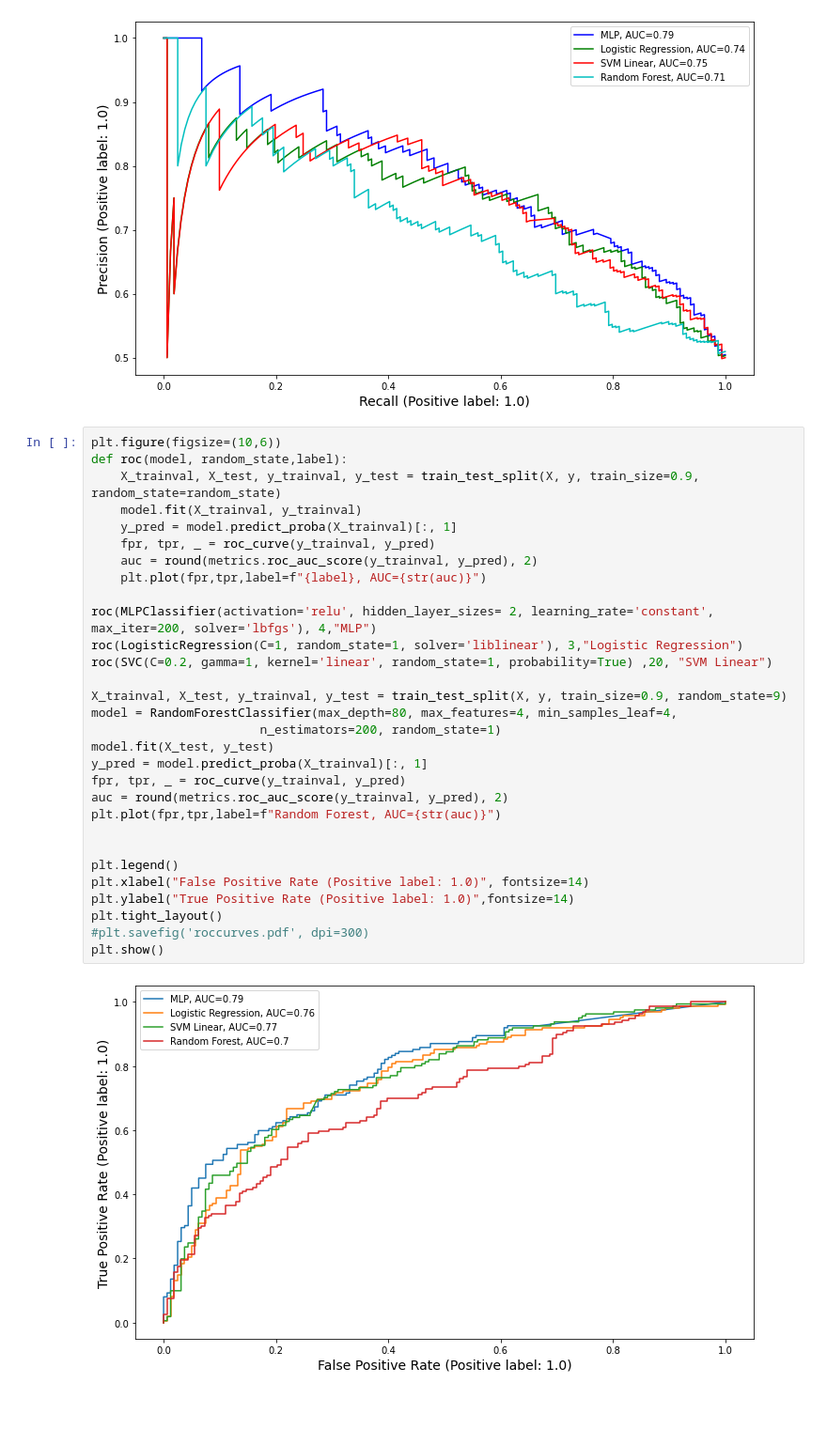
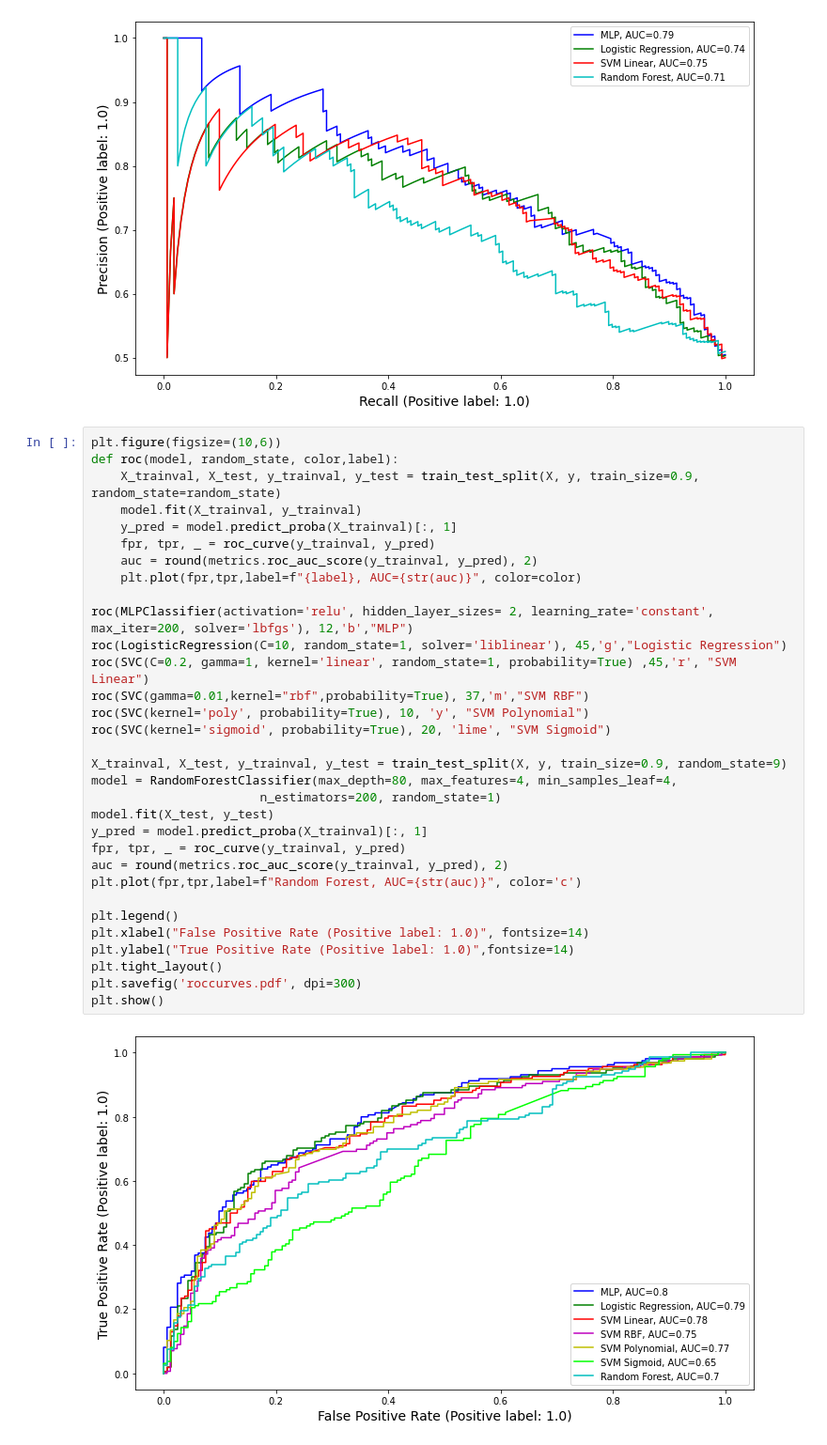
Before and after one commit to schiang28/Rouse, a Jupyter notebook: model learning curves.ipynb, the cells around one changed output. Shown at 94% size. Saved outputs shown, nothing was run; the diff lists cells and outputs as text; blank space fills up the shorter version.

Commit message:
added all models to plot

```diff
--- a/model learning curves.ipynb
+++ b/model learning curves.ipynb
@@ -173,33 +170,35 @@ plt.show()
 [figure]
 # %%
 plt.figure(figsize=(10,6))
-def roc(model, random_state,label):
+def roc(model, random_state, color,label):
     X_trainval, X_test, y_trainval, y_test = train_test_split(X, y, train_size=0.9, random_state=random_state)
     model.fit(X_trainval, y_trainval)
     y_pred = model.predict_proba(X_trainval)[:, 1]
     fpr, tpr, _ = roc_curve(y_trainval, y_pred)
     auc = round(metrics.roc_auc_score(y_trainval, y_pred), 2)
-    plt.plot(fpr,tpr,label=f"{label}, AUC={str(auc)}")
+    plt.plot(fpr,tpr,label=f"{label}, AUC={str(auc)}", color=color)
 
-roc(MLPClassifier(activation='relu', hidden_layer_sizes= 2, learning_rate='constant', max_iter=200, solver='lbfgs'), 4,"MLP")
-roc(LogisticRegression(C=1, random_state=1, solver='liblinear'), 3,"Logistic Regression")
-roc(SVC(C=0.2, gamma=1, kernel='linear', random_state=1, probability=True) ,20, "SVM Linear")
+roc(MLPClassifier(activation='relu', hidden_layer_sizes= 2, learning_rate='constant', max_iter=200, solver='lbfgs'), 12,'b',"MLP")
+roc(LogisticRegression(C=10, random_state=1, solver='liblinear'), 45,'g',"Logistic Regression")
+roc(SVC(C=0.2, gamma=1, kernel='linear', random_state=1, probability=True) ,45,'r', "SVM Linear")
+roc(SVC(gamma=0.01,kernel="rbf",probability=True), 37,'m',"SVM RBF")
+roc(SVC(kernel='poly', probability=True), 10, 'y', "SVM Polynomial")
+roc(SVC(kernel='sigmoid', probability=True), 20, 'lime', "SVM Sigmoid")
 
 X_trainval, X_test, y_trainval, y_test = train_test_split(X, y, train_size=0.9, random_state=9)
 model = RandomForestClassifier(max_depth=80, max_features=4, min_samples_leaf=4,
                        n_estimators=200, random_state=1)
 model.fit(X_test, y_test)
 y_pred = model.predict_proba(X_trainval)[:, 1]
 fpr, tpr, _ = roc_curve(y_trainval, y_pred)
 auc = round(metrics.roc_auc_score(y_trainval, y_pred), 2)
-plt.plot(fpr,tpr,label=f"Random Forest, AUC={str(auc)}")
-
+plt.plot(fpr,tpr,label=f"Random Forest, AUC={str(auc)}", color='c')
 
 plt.legend()
 plt.xlabel("False Positive Rate (Positive label: 1.0)", fontsize=14)
 plt.ylabel("True Positive Rate (Positive label: 1.0)",fontsize=14)
 plt.tight_layout()
-#plt.savefig('roccurves.pdf', dpi=300)
+plt.savefig('roccurves.pdf', dpi=300)
 plt.show()
 # %% [output]
-[figure, old version]
+[figure, new version]
```
Also changed, not shown: parts of 3 cells of this notebook, 2 other files.
